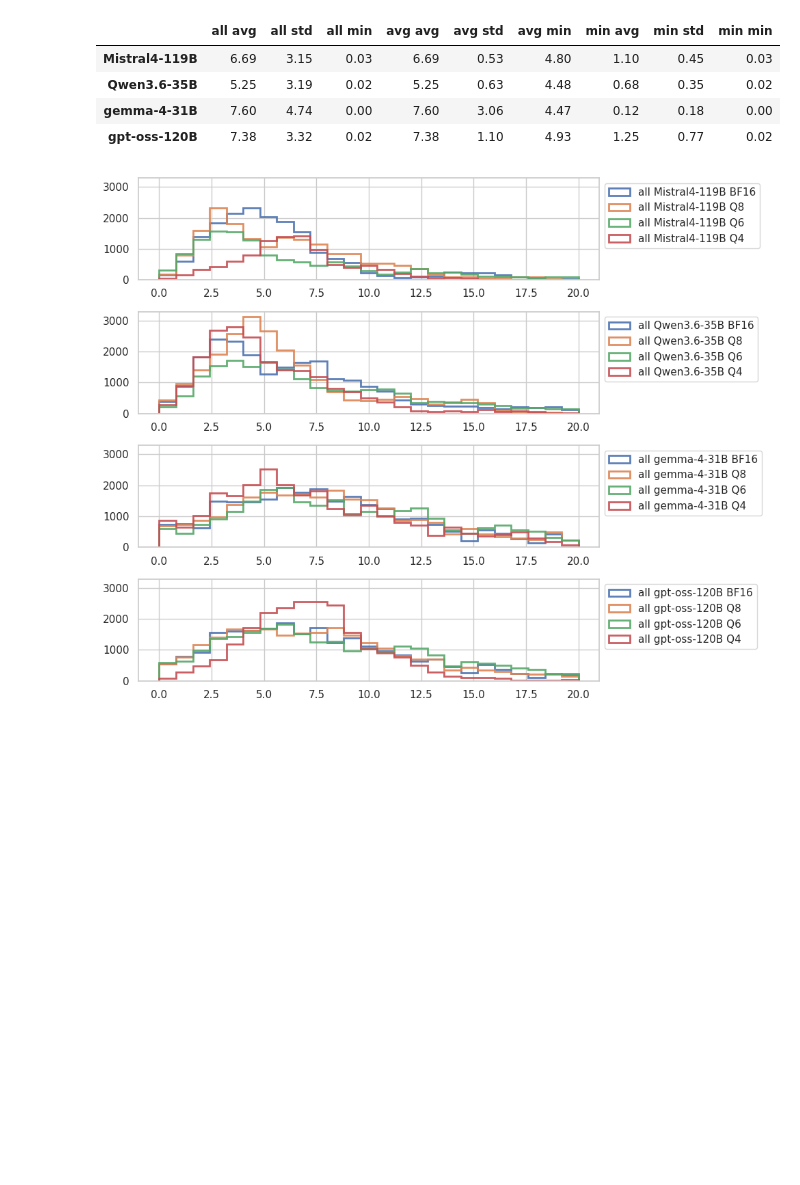
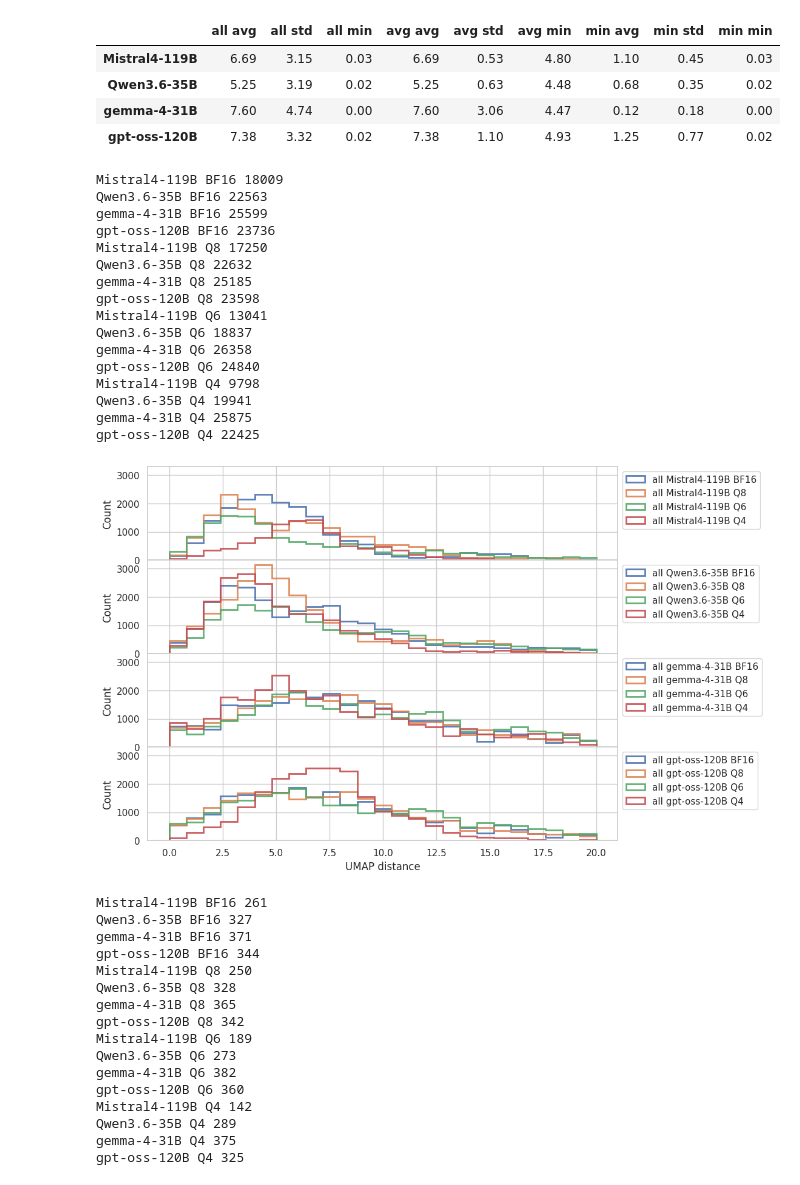
Before and after one commit to cnpem/quantization_LLM_smiles, a Jupyter notebook: src/analise_task2.ipynb, the cells around one changed output. Drawn from its saved outputs; the diff is of its cells as text; code cells hidden in the pictures; blank space fills up the shorter version.

```diff
--- a/src/analise_task2.ipynb
+++ b/src/analise_task2.ipynb
@@ -111,17 +111,48 @@ for m in lst_models:
         std = df.loc[(df['m']==m) & (df['q']==q)]['pct_smi_valid'].std()
         d_stats[m][q]['pct_smi_valid'] = (float(avg), float(std))
 # %%
+default_colors = plt.rcParams['axes.prop_cycle'].by_key()['color']
+alpha=0.90
+
+fig, ax = plt.subplots(1, 1, figsize=(10, 3), constrained_layout=True)
+x=0
+
+ax.set_ylabel('\n% Valid SMILES', fontsize=15, fontweight='bold')
+
 print('-'*39)
 print(f'|        MODEL       | pct_smi_valid  |')
 print('-'*39)
 
-for m in lst_models:
-    for q in lst_quants:
+for n_model,m in enumerate(lst_models):
+    for n_quant, q in enumerate(lst_quants):
+        if n_model==0:
+            label=q
+        else:
+            label=''
+
         valid_avg, valid_std = d_stats[m][q]['pct_smi_valid']
+
+        ax.bar(x=x, height=valid_avg*100, yerr=valid_std*100, color=default_colors[n_quant], label=label, alpha=alpha)
+
+        x+=1
+
 
         print(f'| {m:13s} {q:4s} | {valid_avg*100:5.2f} +- {valid_std*100:5.2f} |')
     print(f'|                    |                |')
+    x+=1
+
+print(f'| Prompt             | {prompt_pct_smi_valid*100:5.2f}         |')
+
 print('-'*71)
+
+ax.bar(x=x, height=prompt_pct_smi_valid*100,  color=default_colors[n_quant+1], label='Prompt', alpha=alpha)
+
+ax.set_ylim([10,105])
+
+ax.set_xticks([2.5-1, 7.5-1, 12.5-1, 17.5-1, 21])
+ax.set_xticklabels(lst_models+['Prompt'], fontsize=14)
+ax.legend(bbox_to_anchor=(1.00, 1.00), loc="upper left", fontsize=15)
+ax.tick_params(axis='y', labelsize=14)
 # %% [output]
 ---------------------------------------
 |        MODEL       | pct_smi_valid  |
@@ -812,15 +884,51 @@ Q4
 # %%
 bins = 25
 
 d_yminmax = {'all':(0,20), 'min':(0,2.5), 'avg':(3,18)}
 
 for stats in ['all', 'min', 'avg']:
     fig, ax = plt.subplots(len(lst_models), 1, figsize=(10, 8), sharey=True)
     for q in lst_quants:
         for i,model in enumerate(lst_models):
+            print(model,q, len(d_dist[q][model][stats]))
             ax[i].hist(d_dist[q][model][stats], label=f'{stats} {model} {q}', range=d_yminmax[stats], bins=bins, alpha=0.9, histtype='step', linewidth=2)
             ax[i].legend(loc='upper left', bbox_to_anchor=(1, 1))
-    plt.tight_layout()
+            ax[i].set_ylabel('Count')
+    ax[i].set_xlabel('UMAP distance')
+    plt.subplots_adjust(hspace=0)
+    #plt.tight_layout()
     plt.show()
 # %% [output]
+Mistral4-119B BF16 18009
+Qwen3.6-35B BF16 22563
+gemma-4-31B BF16 25599
+gpt-oss-120B BF16 23736
+Mistral4-119B Q8 17250
+Qwen3.6-35B Q8 22632
+gemma-4-31B Q8 25185
+gpt-oss-120B Q8 23598
+Mistral4-119B Q6 13041
+Qwen3.6-35B Q6 18837
+gemma-4-31B Q6 26358
+gpt-oss-120B Q6 24840
+Mistral4-119B Q4 9798
+Qwen3.6-35B Q4 19941
+gemma-4-31B Q4 25875
+gpt-oss-120B Q4 22425
-[figure, old version]
+[figure, new version]
+Mistral4-119B BF16 261
+Qwen3.6-35B BF16 327
+gemma-4-31B BF16 371
+gpt-oss-120B BF16 344
+Mistral4-119B Q8 250
+Qwen3.6-35B Q8 328
+gemma-4-31B Q8 365
+gpt-oss-120B Q8 342
+Mistral4-119B Q6 189
+Qwen3.6-35B Q6 273
+gemma-4-31B Q6 382
+gpt-oss-120B Q6 360
+Mistral4-119B Q4 142
+Qwen3.6-35B Q4 289
+gemma-4-31B Q4 375
+gpt-oss-120B Q4 325
```
Also changed, not shown: parts of 3 cells of this notebook.
